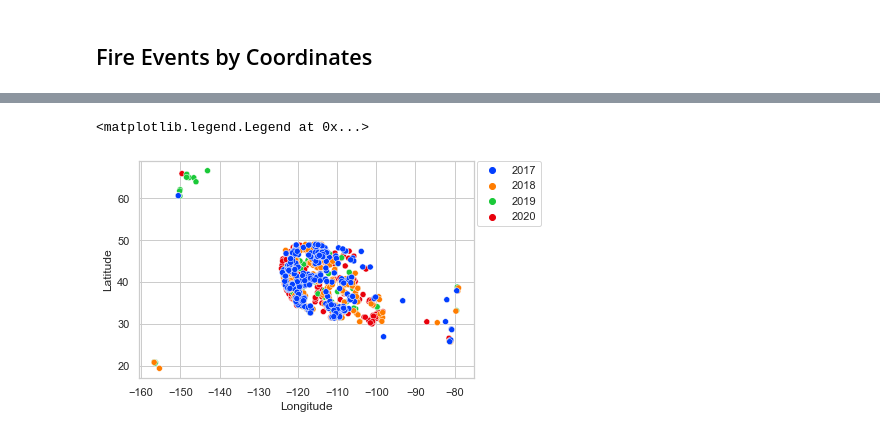
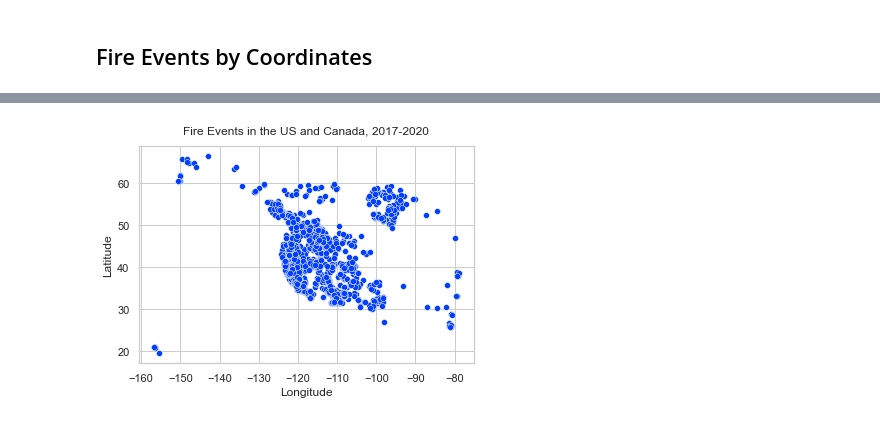
Before and after one commit to britt-emm/CGGroupProject, a Jupyter notebook: NASA_wildfire_graphs.ipynb, the cells around one changed output, grey strips where cells are left out. Saved outputs shown, nothing was run; the diff lists cells and outputs as text; code cells hidden in the pictures.

Commit message:
final graph notebok

```diff
--- a/NASA_wildfire_graphs.ipynb
+++ b/NASA_wildfire_graphs.ipynb
@@ -308,10 +333,10 @@ plt.legend(bbox_to_anchor=(1.2, 1), borderaxespad=0)
 # %%
-#sns.set_style("whitegrid")
-#sns.set_palette('bright')
-#sns.set_context("notebook")
-fires_inUS = fire_data_4years[fire_data_4years['Country'] == 'United States']
-sns.scatterplot(x='Longitude', y='Latitude', data=fires_inUS, hue='Year', palette = 'bright')
-plt.legend(bbox_to_anchor=(1.2, 1), borderaxespad=0)
+sns.set_style("whitegrid")
+sns.set_palette('bright')
+sns.set_context("notebook")
+fires_inUSC = fire_data_4years[fire_data_4years['Country'].isin(['United States', 'Canada'])]
+sns.scatterplot(x='Longitude', y='Latitude', data=fires_inUSC, palette = 'bright')
+plt.title('Fire Events in the US and Canada, 2017-2020', y=1.03);
+plt.savefig('Fire_Map_USC.png')
 # %% [output]
-<matplotlib.legend.Legend at 0x...>
-[figure, old version]
+[figure, new version]
```
Also changed, not shown: parts of 18 cells of this notebook.
